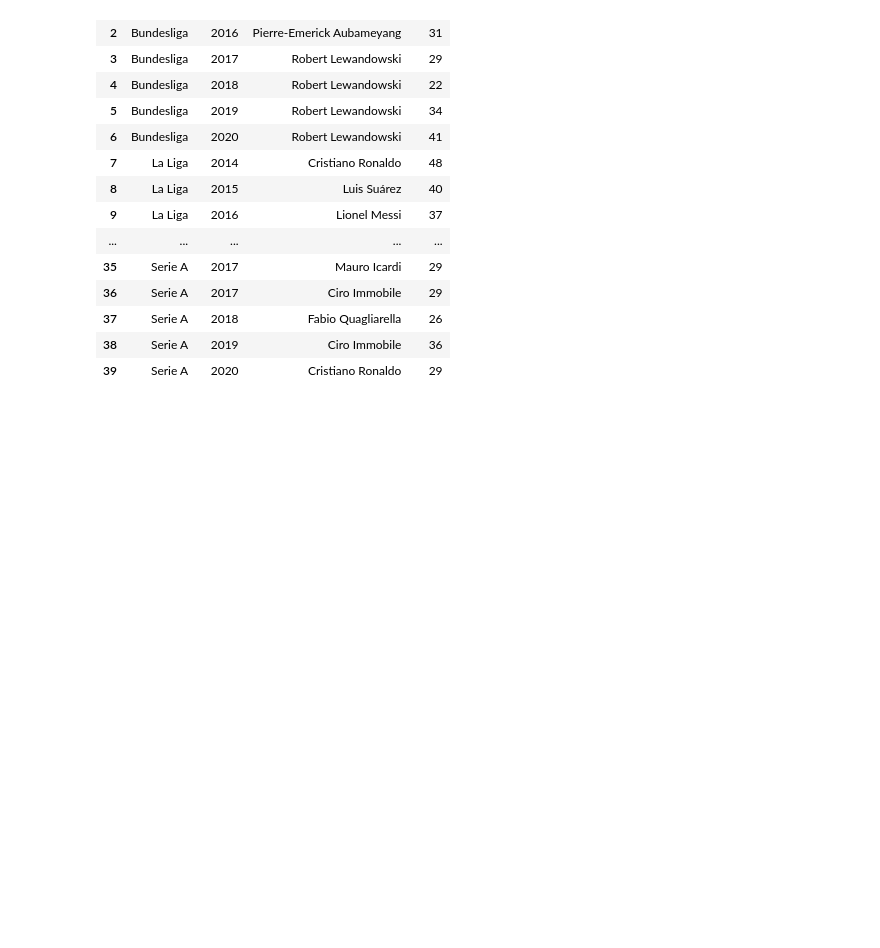
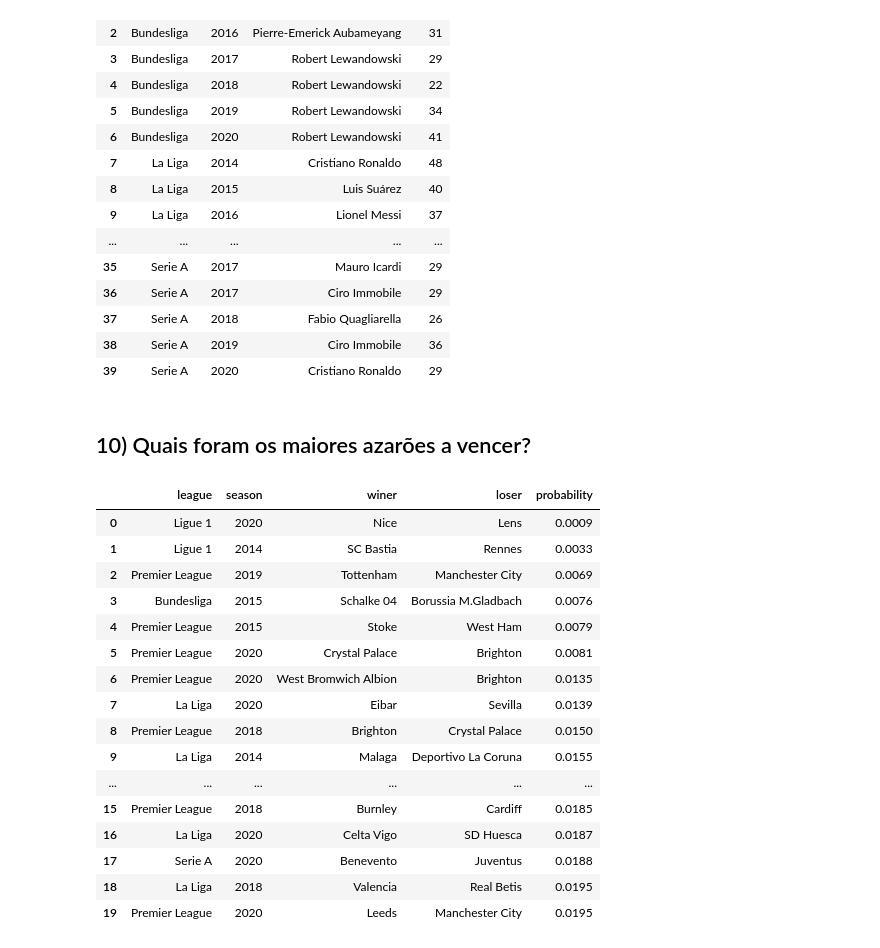
Before and after one commit to ciencia-dados-ifsp-grupo5/FootbalDatabase, a Jupyter notebook: notebooks/FootballDatabase_analysis.ipynb, the cells around one changed output. Cells and saved outputs as stored; diff of their text form; code cells hidden in the pictures; blank space fills up the shorter version.

```diff
--- a/notebooks/FootballDatabase_analysis.ipynb
+++ b/notebooks/FootballDatabase_analysis.ipynb
@@ -547,3 +597,61 @@ exec_query(question_9)
 | 37 | Serie A | 2018 | Fabio Quagliarella | 26 |
 | 38 | Serie A | 2019 | Ciro Immobile | 36 |
 | 39 | Serie A | 2020 | Cristiano Ronaldo | 29 |
+# %% [markdown]
+## 10) Quais foram os maiores azarões a vencer?
+# %%
+question_10 = '''
+SELECT
+    league,
+    season,
+    CASE
+        WHEN homeProbability < awayProbability THEN homeTeam
+        WHEN homeProbability > awayProbability THEN awayTeam
+    END as winer,
+    CASE
+        WHEN homeProbability > awayProbability THEN homeTeam
+        WHEN homeProbability < awayProbability THEN awayTeam
+    END as loser,
+    CASE
+        WHEN homeProbability < awayProbability THEN homeProbability
+        WHEN homeProbability > awayProbability THEN awayProbability
+    END as probability
+FROM (
+    SELECT
+        league.name as league,
+        game.season,
+        homeProbability,
+        awayProbability,
+        homeTeam.name as homeTeam,
+        awayTeam.name as awayTeam
+    FROM game
+    LEFT JOIN league ON league.leagueID = game.leagueID
+    LEFT JOIN team as homeTeam ON homeTeam.teamID = game.homeTeamID
+    LEFT JOIN team as awayTeam ON awayTeam.teamID = game.awayTeamID
+    LEFT JOIN teamstat ON game.gameID = teamstat.gameID
+    WHERE
+        (homeProbability < awayProbability AND teamstat.teamID = game.homeTeamID and results = 'W') OR
+        (homeProbability > awayProbability AND teamstat.teamID = game.awayTeamID and results = 'W')
+) as p
+ORDER BY probability
+'''
+
+exec_query(question_10).head(20)
+# %% [output]
+|  | league | season | winer | loser | probability |
+| 0 | Ligue 1 | 2020 | Nice | Lens | 0.0009 |
+| 1 | Ligue 1 | 2014 | SC Bastia | Rennes | 0.0033 |
+| 2 | Premier League | 2019 | Tottenham | Manchester City | 0.0069 |
+| 3 | Bundesliga | 2015 | Schalke 04 | Borussia M.Gladbach | 0.0076 |
+| 4 | Premier League | 2015 | Stoke | West Ham | 0.0079 |
+| 5 | Premier League | 2020 | Crystal Palace | Brighton | 0.0081 |
+| 6 | Premier League | 2020 | West Bromwich Albion | Brighton | 0.0135 |
+| 7 | La Liga | 2020 | Eibar | Sevilla | 0.0139 |
+| 8 | Premier League | 2018 | Brighton | Crystal Palace | 0.0150 |
+| 9 | La Liga | 2014 | Malaga | Deportivo La Coruna | 0.0155 |
+| ... | ... | ... | ... | ... | ... |
+| 15 | Premier League | 2018 | Burnley | Cardiff | 0.0185 |
+| 16 | La Liga | 2020 | Celta Vigo | SD Huesca | 0.0187 |
+| 17 | Serie A | 2020 | Benevento | Juventus | 0.0188 |
+| 18 | La Liga | 2018 | Valencia | Real Betis | 0.0195 |
+| 19 | Premier League | 2020 | Leeds | Manchester City | 0.0195 |
```
Also changed, not shown: parts of 5 cells of this notebook.
